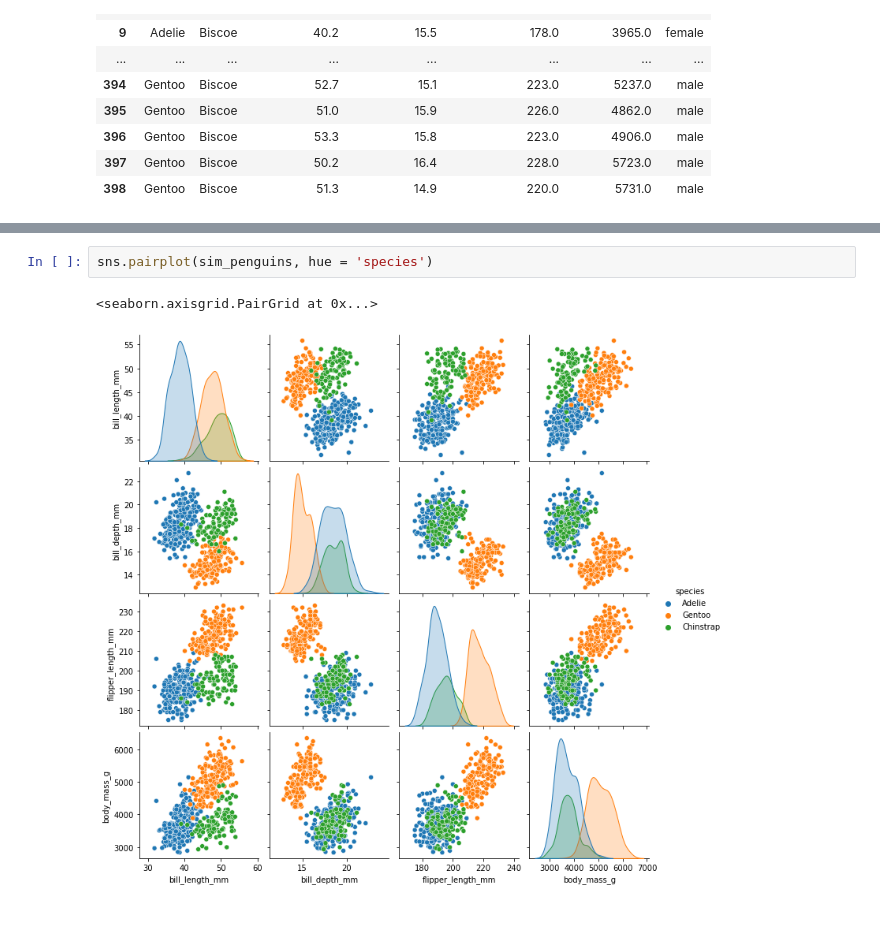
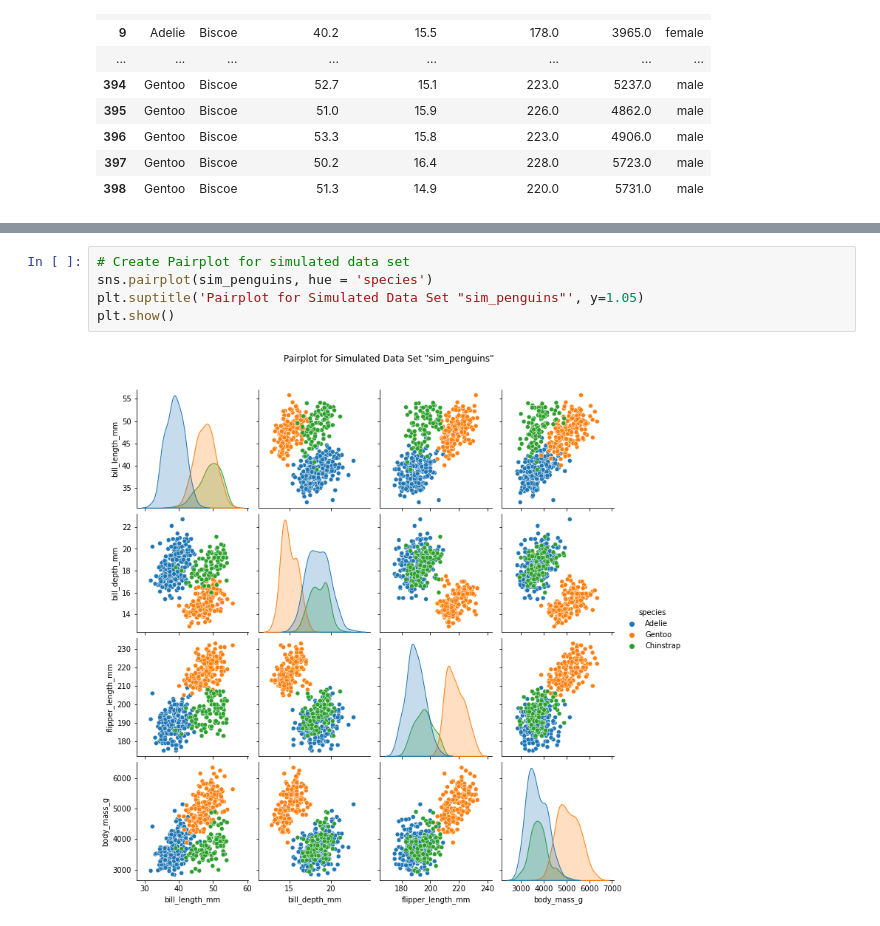
Before and after one commit to ssteffens/programming-data-analysis-project, a Jupyter notebook: project.ipynb, the cells around one changed output, grey strips where cells are left out. Saved outputs shown, nothing was run; the diff lists cells and outputs as text.

```diff
--- a/project.ipynb
+++ b/project.ipynb
@@ -1487,5 +1808,7 @@ sim_penguins
 # %%
+# Create Pairplot for simulated data set
 sns.pairplot(sim_penguins, hue = 'species')
+plt.suptitle('Pairplot for Simulated Data Set "sim_penguins"', y=1.05)
+plt.show()
 # %% [output]
-<seaborn.axisgrid.PairGrid at 0x...>
-[figure, old version]
+[figure, new version]
```
Also changed, not shown: parts of 64 cells of this notebook.
